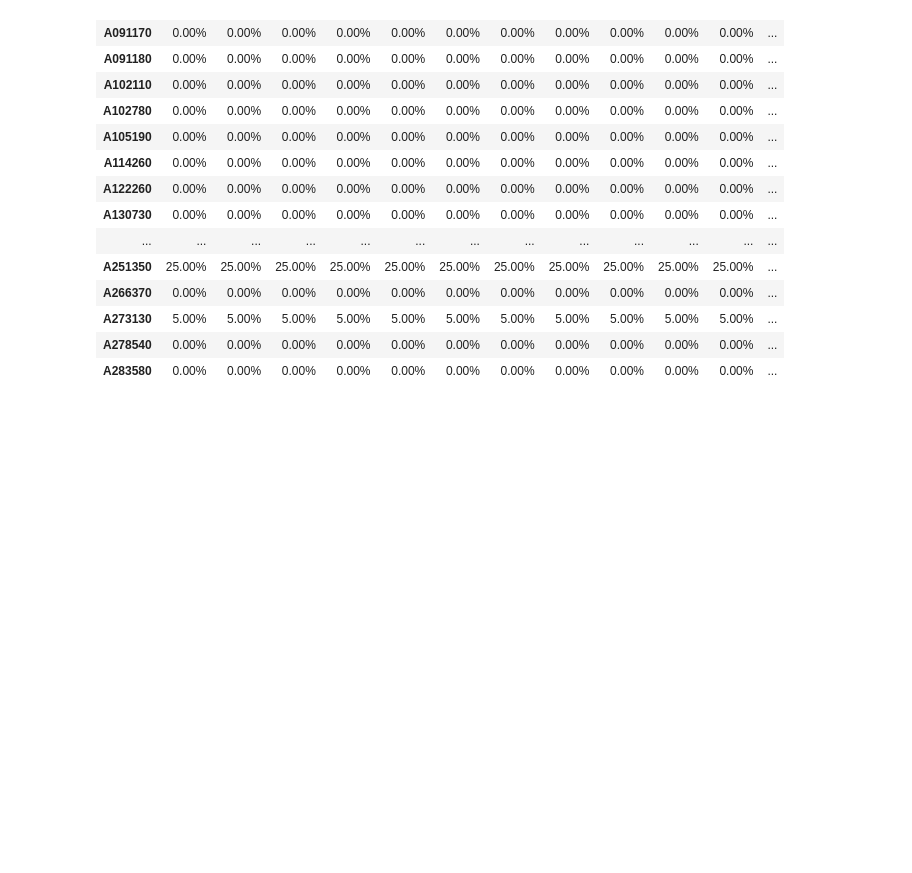
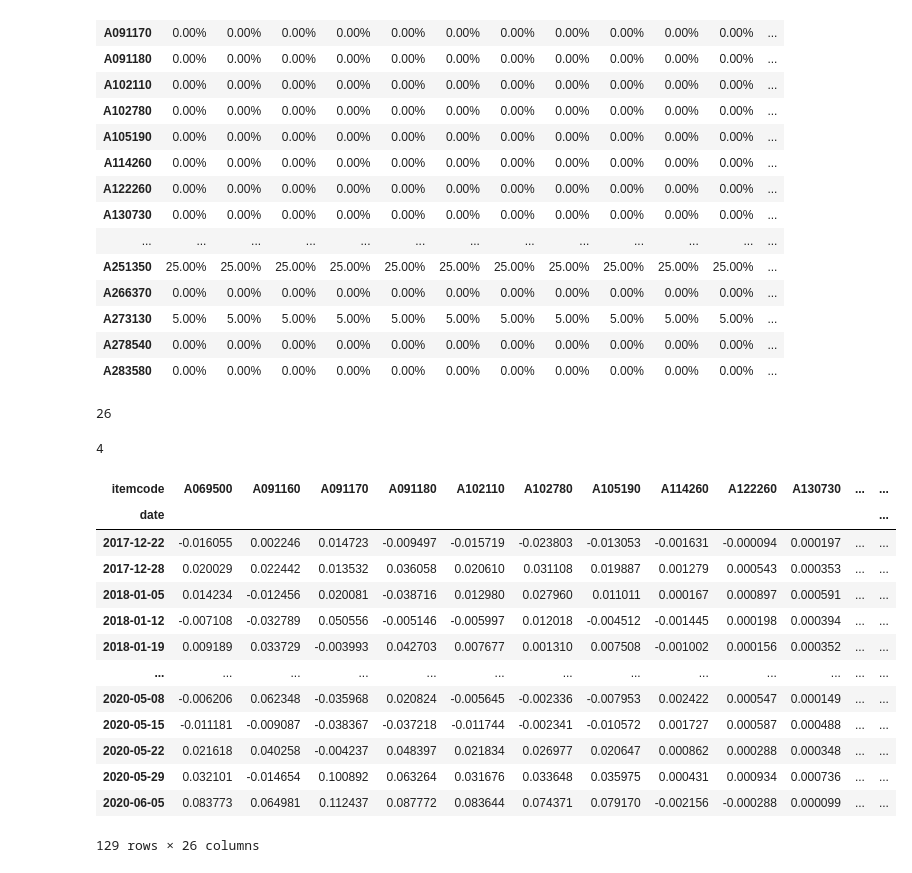
Before and after one commit to my2582/kisra, a Jupyter notebook: src/models/portfolio_advisor_riskfolio.ipynb, the cells around one changed output. Drawn from its saved outputs; the diff is of its cells as text; code cells hidden in the pictures; blank space fills up the shorter version.

```diff
--- a/src/models/portfolio_advisor_riskfolio.ipynb
+++ b/src/models/portfolio_advisor_riskfolio.ipynb
@@ -273,3 +273,28 @@ w_s.style.format("{:.2%}").background_gradient(cmap='YlGn')
 | A273130 | 5.00% | 5.00% | 5.00% | 5.00% | 5.00% | 5.00% | 5.00% | 5.00% | 5.00% | 5.00% | 5.00% | ... |
 | A278540 | 0.00% | 0.00% | 0.00% | 0.00% | 0.00% | 0.00% | 0.00% | 0.00% | 0.00% | 0.00% | 0.00% | ... |
 | A283580 | 0.00% | 0.00% | 0.00% | 0.00% | 0.00% | 0.00% | 0.00% | 0.00% | 0.00% | 0.00% | 0.00% | ... |
+# %%
+port.numassets
+# %% [output]
+26
+# %%
+int(4.1)
+# %% [output]
+4
+# %%
+port.returns
+# %% [output]
+| itemcode | A069500 | A091160 | A091170 | A091180 | A102110 | A102780 | A105190 | A114260 | A122260 | A130730 | ... | ... |
+| date |  |  |  |  |  |  |  |  |  |  |  | ... |
+| 2017-12-22 | -0.016055 | 0.002246 | 0.014723 | -0.009497 | -0.015719 | -0.023803 | -0.013053 | -0.001631 | -0.000094 | 0.000197 | ... | ... |
+| 2017-12-28 | 0.020029 | 0.022442 | 0.013532 | 0.036058 | 0.020610 | 0.031108 | 0.019887 | 0.001279 | 0.000543 | 0.000353 | ... | ... |
+| 2018-01-05 | 0.014234 | -0.012456 | 0.020081 | -0.038716 | 0.012980 | 0.027960 | 0.011011 | 0.000167 | 0.000897 | 0.000591 | ... | ... |
+| 2018-01-12 | -0.007108 | -0.032789 | 0.050556 | -0.005146 | -0.005997 | 0.012018 | -0.004512 | -0.001445 | 0.000198 | 0.000394 | ... | ... |
+| 2018-01-19 | 0.009189 | 0.033729 | -0.003993 | 0.042703 | 0.007677 | 0.001310 | 0.007508 | -0.001002 | 0.000156 | 0.000352 | ... | ... |
+| ... | ... | ... | ... | ... | ... | ... | ... | ... | ... | ... | ... | ... |
+| 2020-05-08 | -0.006206 | 0.062348 | -0.035968 | 0.020824 | -0.005645 | -0.002336 | -0.007953 | 0.002422 | 0.000547 | 0.000149 | ... | ... |
+| 2020-05-15 | -0.011181 | -0.009087 | -0.038367 | -0.037218 | -0.011744 | -0.002341 | -0.010572 | 0.001727 | 0.000587 | 0.000488 | ... | ... |
+| 2020-05-22 | 0.021618 | 0.040258 | -0.004237 | 0.048397 | 0.021834 | 0.026977 | 0.020647 | 0.000862 | 0.000288 | 0.000348 | ... | ... |
+| 2020-05-29 | 0.032101 | -0.014654 | 0.100892 | 0.063264 | 0.031676 | 0.033648 | 0.035975 | 0.000431 | 0.000934 | 0.000736 | ... | ... |
+| 2020-06-05 | 0.083773 | 0.064981 | 0.112437 | 0.087772 | 0.083644 | 0.074371 | 0.079170 | -0.002156 | -0.000288 | 0.000099 | ... | ... |
+129 rows × 26 columns
```
Also changed, not shown: 5 other files.
